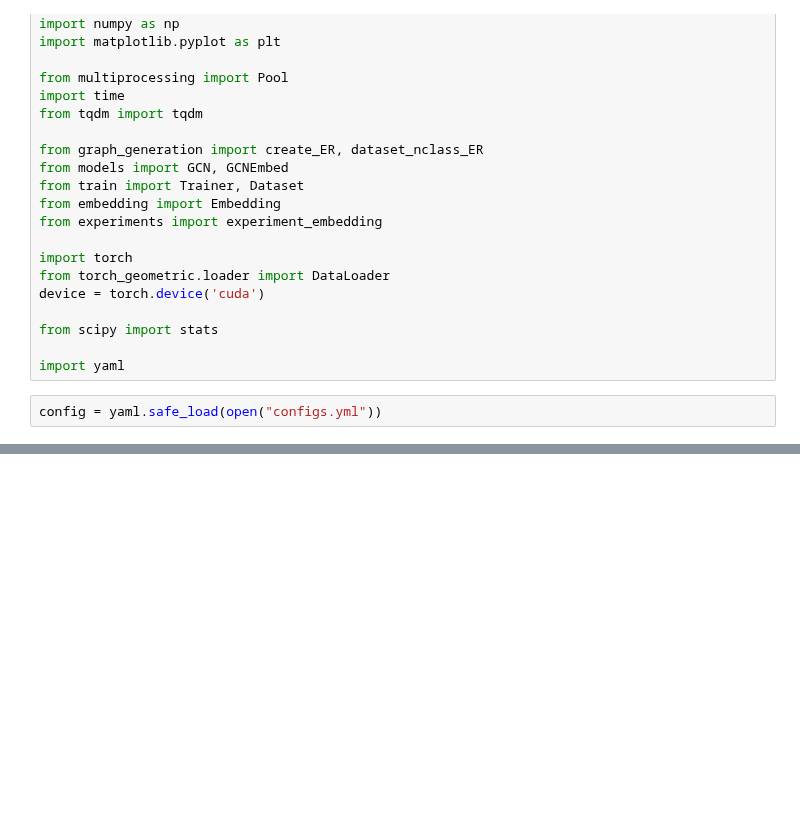
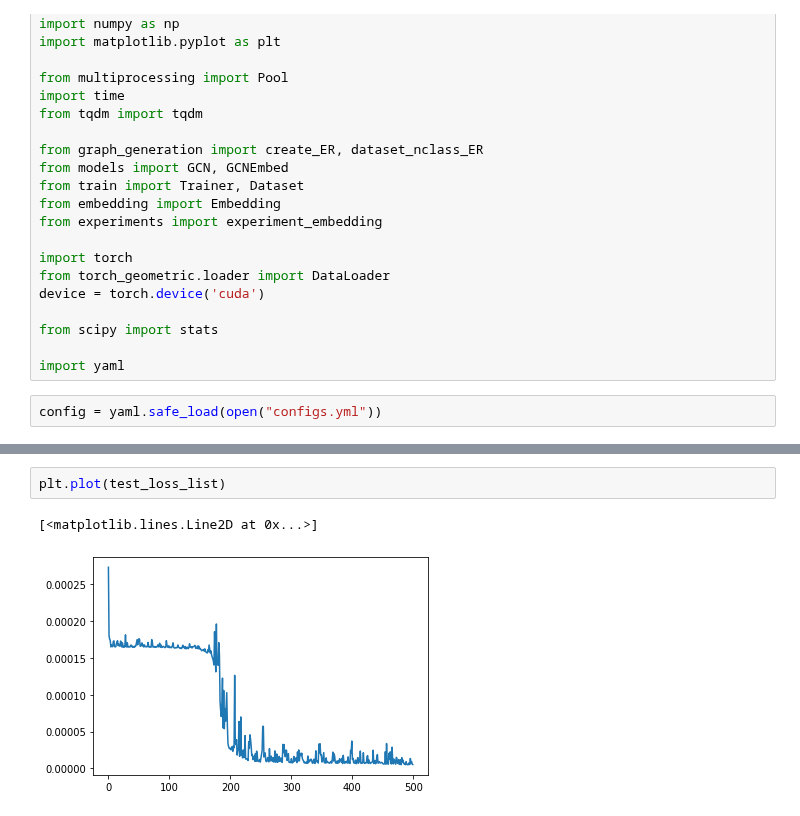
Before and after one commit to dandarm/Embednet, a Jupyter notebook: Embedding_dim.ipynb, the cells around one changed output, grey strips where cells are left out. Drawn from its saved outputs; the diff is of its cells as text; blank space fills up the shorter version.

```diff
--- a/Embedding_dim.ipynb
+++ b/Embedding_dim.ipynb
@@ -51,0 +120,5 @@ plt.show()
+# %%
+plt.plot(test_loss_list)
+# %% [output]
+[<matplotlib.lines.Line2D at 0x...>]
+[figure, added]
```
Also changed, not shown: parts of 11 cells of this notebook, 2 other files.
